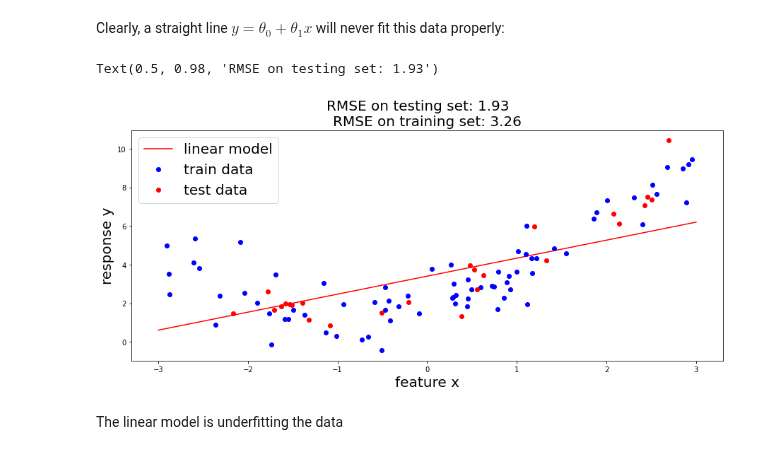
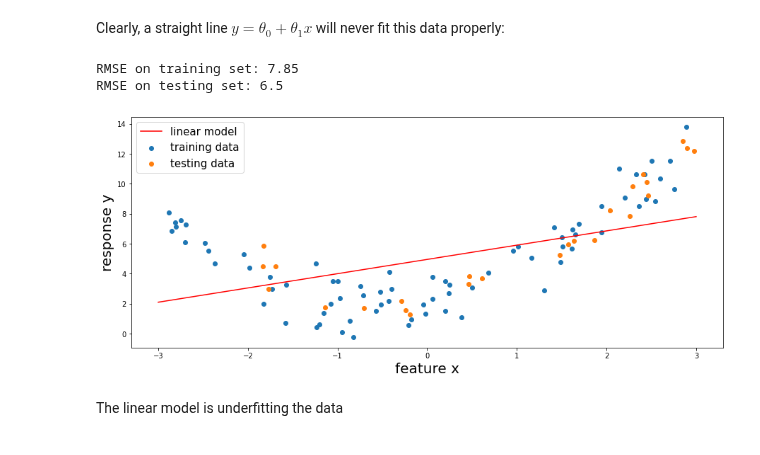
Before and after one commit to um-perez-alvaro/Data-Science-Practice, a Jupyter notebook: Jupyter Notebooks/Regression/notebooks/Regularization.ipynb, the cells around one changed output. Saved outputs shown, nothing was run; the diff lists cells and outputs as text; code cells hidden in the pictures.

Commit message:
added regression pp 3

```diff
--- a/Jupyter Notebooks/Regression/notebooks/Regularization.ipynb
+++ b/Jupyter Notebooks/Regression/notebooks/Regularization.ipynb
@@ -8,9 +8,9 @@ Let us generate some nonlinear data, based on a simple quadratic equation $\frac
 # %%
 m = 100
 X = 6*np.random.rand(m,1)-3
-y = 0.5*X**2+X+2+np.random.randn(m,1)
+y = X**2+X+2+np.random.randn(m,1)
 plt.figure(figsize=(15,6))
-plt.plot(X,y,'bo')
+plt.scatter(X,y)
 plt.xlabel('feature x',fontsize=20)
 plt.ylabel('response y',fontsize=20)
 # %% [output]
@@ -30,36 +30,38 @@ from sklearn.linear_model import LinearRegression
 from sklearn.metrics import mean_squared_error
 # %%
 # fit a linear model
-lin_reg = LinearRegression()
-lin_reg.fit(X_train,y_train)
+linreg = LinearRegression()
+linreg.fit(X_train,y_train)
 
 #RMSE on train set
-y_train_pred = lin_reg.predict(X_train)
+y_train_pred = linreg.predict(X_train)
 rmse_train = mean_squared_error(y_train,y_train_pred)
 
 #RMSE on test set
-y_test_pred = lin_reg.predict(X_test)
+y_test_pred = linreg.predict(X_test)
 rmse_test = mean_squared_error(y_test,y_test_pred)
 
 # plot the linear model
-X_plot = np.linspace(-3,3,100)[:,None]
-y_plot = lin_reg.predict(X_plot)
+m_plot = 100
+X_plot = np.linspace(-3,3,m_plot).reshape(m_plot,1)
+y_plot = linreg.predict(X_plot)
 plt.figure(figsize=(15,6))
 plt.plot(X_plot,y_plot,'r-',label='linear model')
 
 # plot dataset
-plt.plot(X_train,y_train,'bo', label='train data')
-plt.plot(X_test,y_test,'ro', label='test data')
+plt.scatter(X_train,y_train, label='training data')
+plt.scatter(X_test,y_test, label='testing data')
 plt.xlabel('feature x',fontsize=20)
 plt.ylabel('response y',fontsize=20)
-plt.legend(fontsize=20)
+plt.legend(fontsize=15)
 
 # display RMSEs
-plt.title('RMSE on training set: '+str(np.round(rmse_train,2)), fontsize=20)
-plt.suptitle('RMSE on testing set: '+str(np.round(rmse_test,2)), fontsize=20)
+print('RMSE on training set: '+str(np.round(rmse_train,2)))
+print('RMSE on testing set: '+str(np.round(rmse_test,2)))
 # %% [output]
-Text(0.5, 0.98, 'RMSE on testing set: 1.93')
+RMSE on training set: 7.85
+RMSE on testing set: 6.5
-[figure, old version]
+[figure, new version]
 # %% [markdown]
 The linear model is underfitting the data
 # %% [markdown]
```
Also changed, not shown: parts of 19 cells of this notebook, 4 other files.
